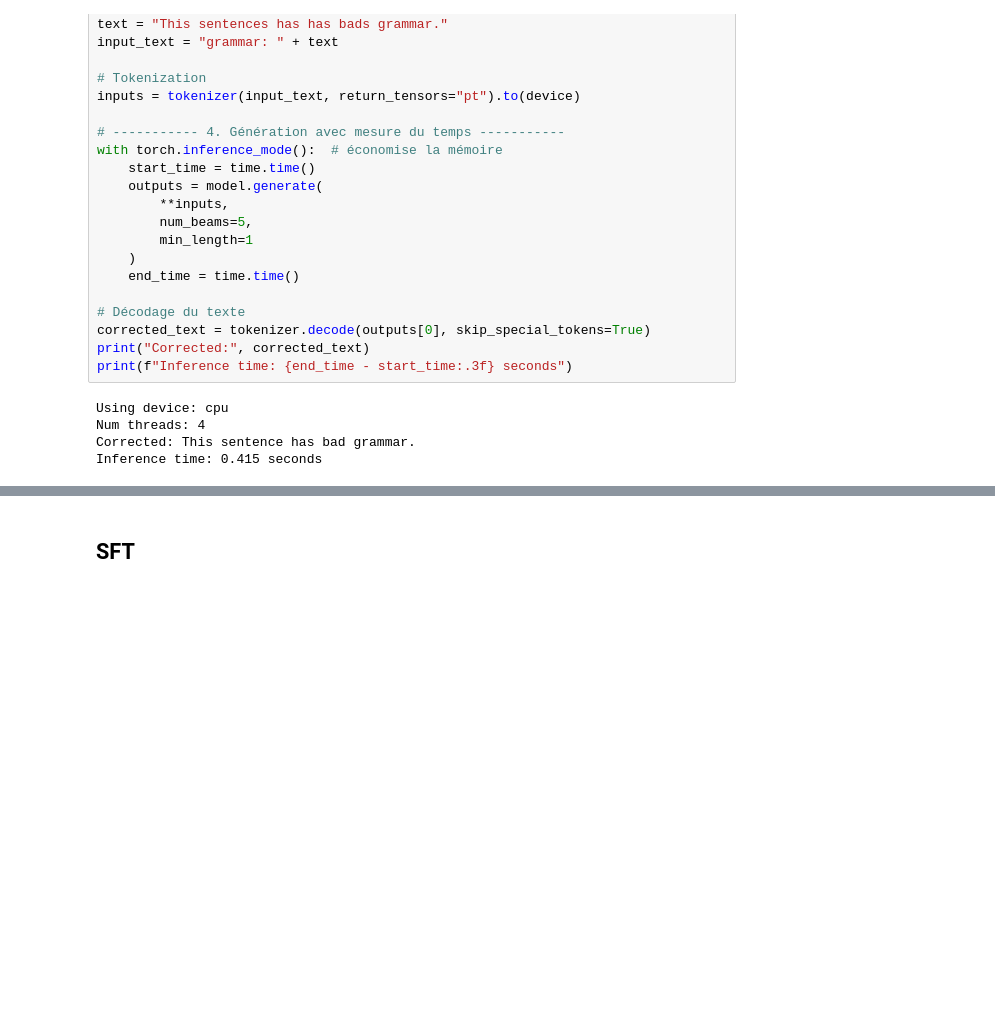
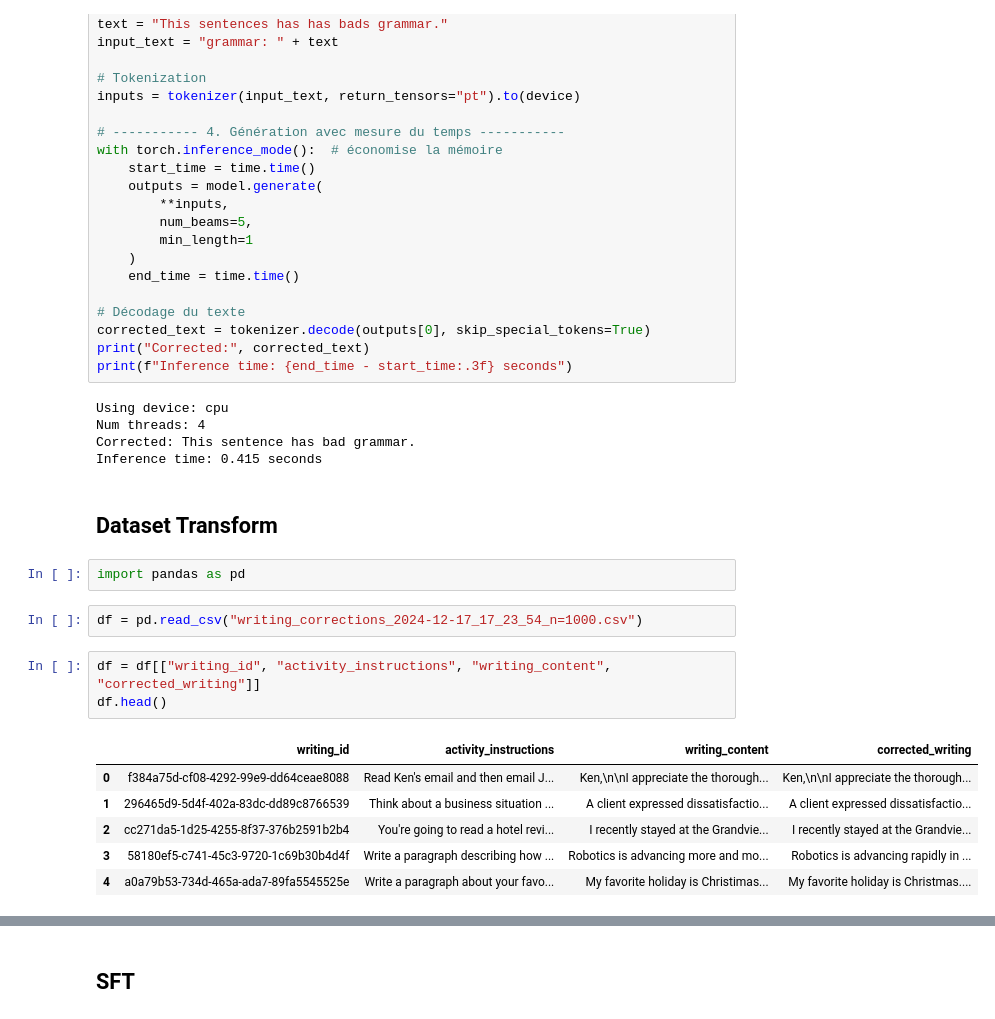
Before and after one commit to kamelnebhi/llm_fine_tuning, a Jupyter notebook: slm/gec_fine_tuning/t5_trainer.ipynb, the cells around one changed output, grey strips where cells are left out. Drawn from its saved outputs; the diff is of its cells as text; blank space fills up the shorter version.

```diff
--- a/slm/gec_fine_tuning/t5_trainer.ipynb
+++ b/slm/gec_fine_tuning/t5_trainer.ipynb
@@ -110,3 +110,19 @@ Using device: cpu
 Num threads: 4
 Corrected: This sentence has bad grammar.
 Inference time: 0.415 seconds
+# %% [markdown]
+## Dataset Transform
+# %%
+import pandas as pd
+# %%
+df = pd.read_csv("writing_corrections_2024-12-17_17_23_54_n=1000.csv")
+# %%
+df = df[["writing_id", "activity_instructions", "writing_content", "corrected_writing"]]
+df.head()
+# %% [output]
+|  | writing_id | activity_instructions | writing_content | corrected_writing |
+| 0 | f384a75d-cf08-4292-99e9-dd64ceae8088 | Read Ken's email and then email J... | Ken,\n\nI appreciate the thorough... | Ken,\n\nI appreciate the thorough... |
+| 1 | 296465d9-5d4f-402a-83dc-dd89c8766539 | Think about a business situation ... | A client expressed dissatisfactio... | A client expressed dissatisfactio... |
+| 2 | cc271da5-1d25-4255-8f37-376b2591b2b4 | You're going to read a hotel revi... | I recently stayed at the Grandvie... | I recently stayed at the Grandvie... |
+| 3 | 58180ef5-c741-45c3-9720-1c69b30b4d4f | Write a paragraph describing how ... | Robotics is advancing more and mo... | Robotics is advancing rapidly in ... |
+| 4 | a0a79b53-734d-465a-ada7-89fa5545525e | Write a paragraph about your favo... | My favorite holiday is Christimas... | My favorite holiday is Christmas.... |
```
Also changed, not shown: parts of 12 cells of this notebook, 1 other file.
